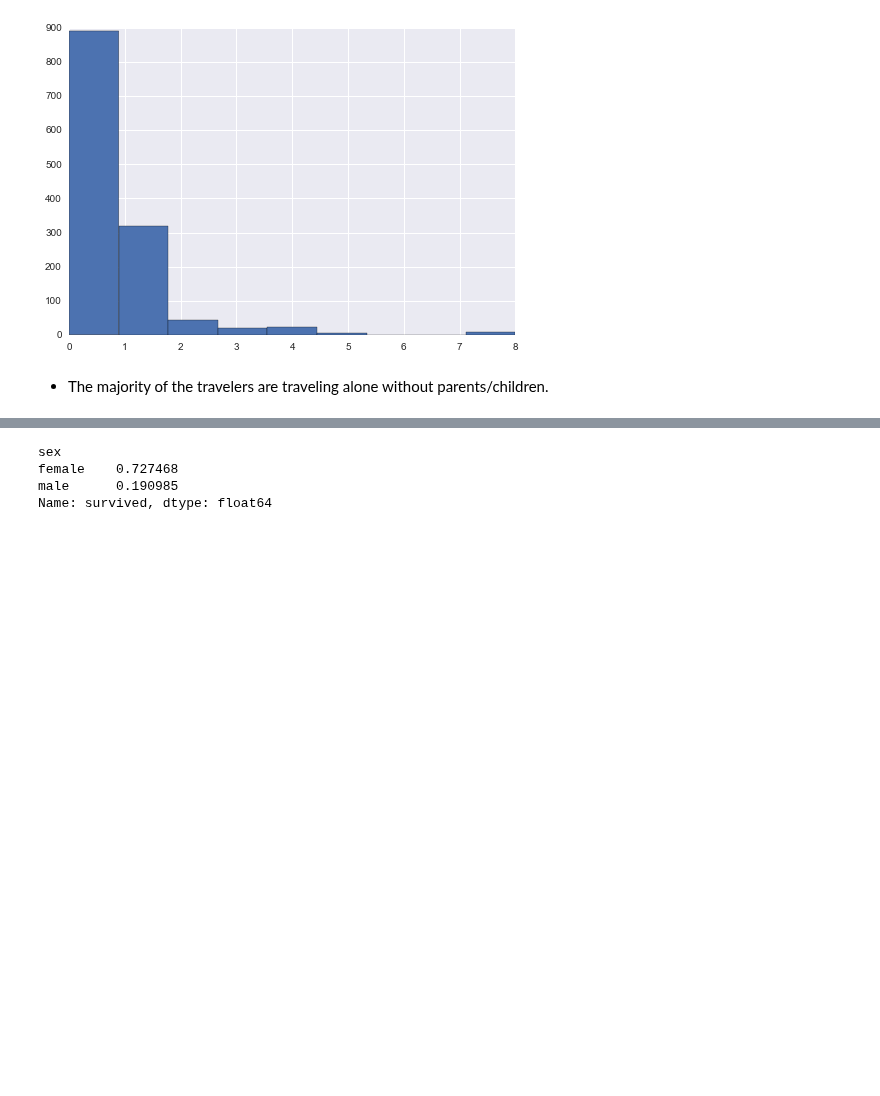
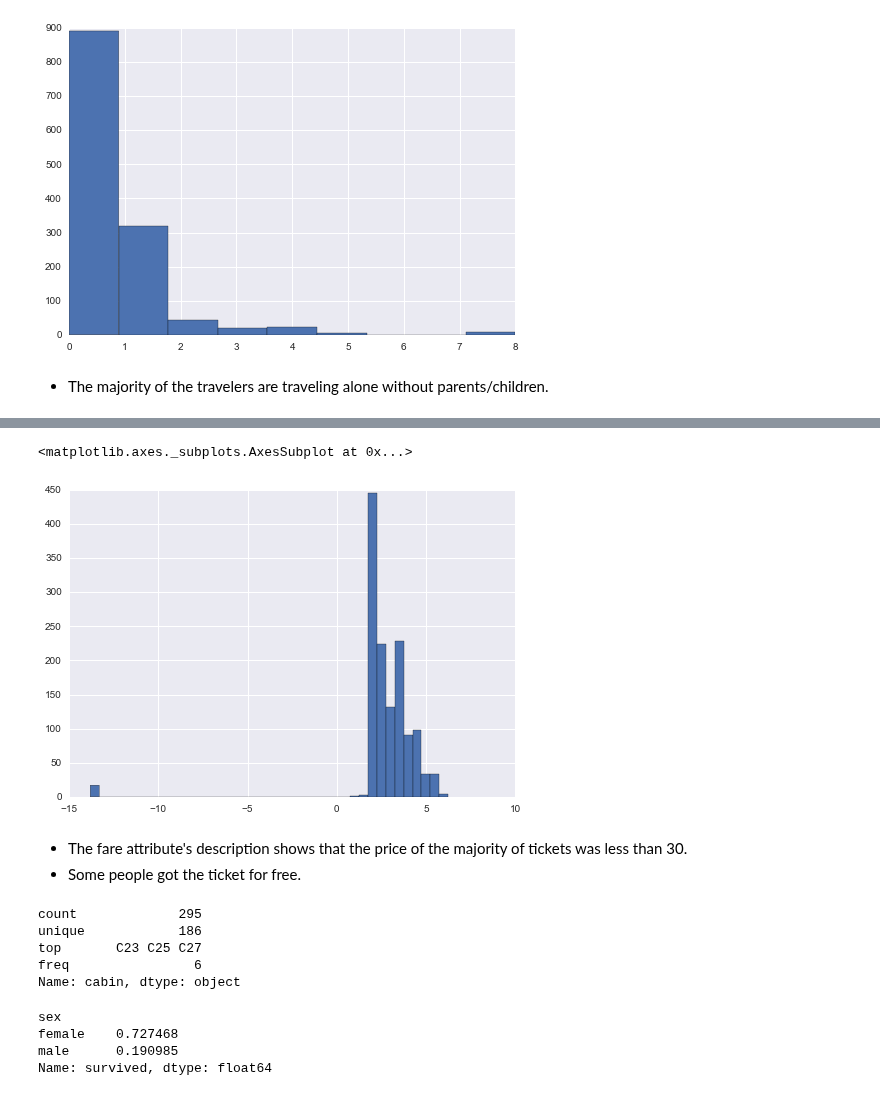
Before and after one commit to amirsh/ada-ana, a Jupyter notebook: HW1-notebooks/Data Wrangling with Pandas.ipynb, the cells around one changed output, grey strips where cells are left out. Cells and saved outputs as stored; diff of their text form; code cells hidden in the pictures; blank space fills up the shorter version.

```diff
--- a/HW1-notebooks/Data Wrangling with Pandas.ipynb
+++ b/HW1-notebooks/Data Wrangling with Pandas.ipynb
@@ -1795,3 +1833,21 @@ titanic.sibsp.hist(bins=9)
+# %%
+titanic_fare = titanic.fare.dropna() + 1e-6
+titanic_fare.apply(np.log).hist(bins=40)
+# %% [output]
+<matplotlib.axes._subplots.AxesSubplot at 0x...>
+[figure, added]
+# %% [markdown]
+- The fare attribute's description shows that the price of the majority of tickets was less than 30.
+- Some people got the ticket for free.
+# %%
+# cabin
+titanic.cabin.describe()
+# %% [output]
+count             295
+unique            186
+top       C23 C25 C27
+freq                6
+Name: cabin, dtype: object
 # %%
 # 2. proportion of passengers that survived by sex
 titanic_sexgroup = titanic.groupby('sex')
```
Also changed, not shown: parts of 6 cells of this notebook.
